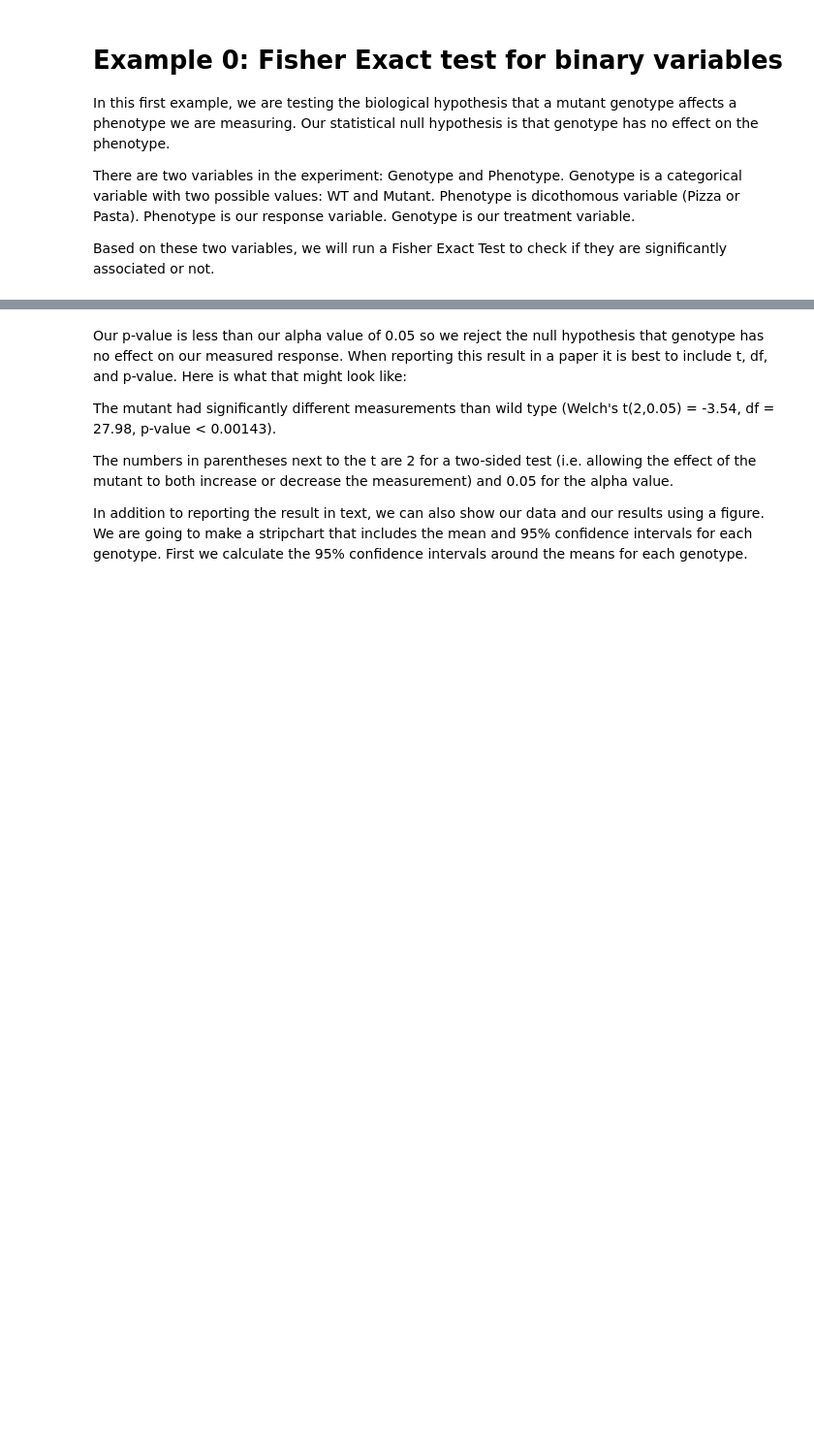
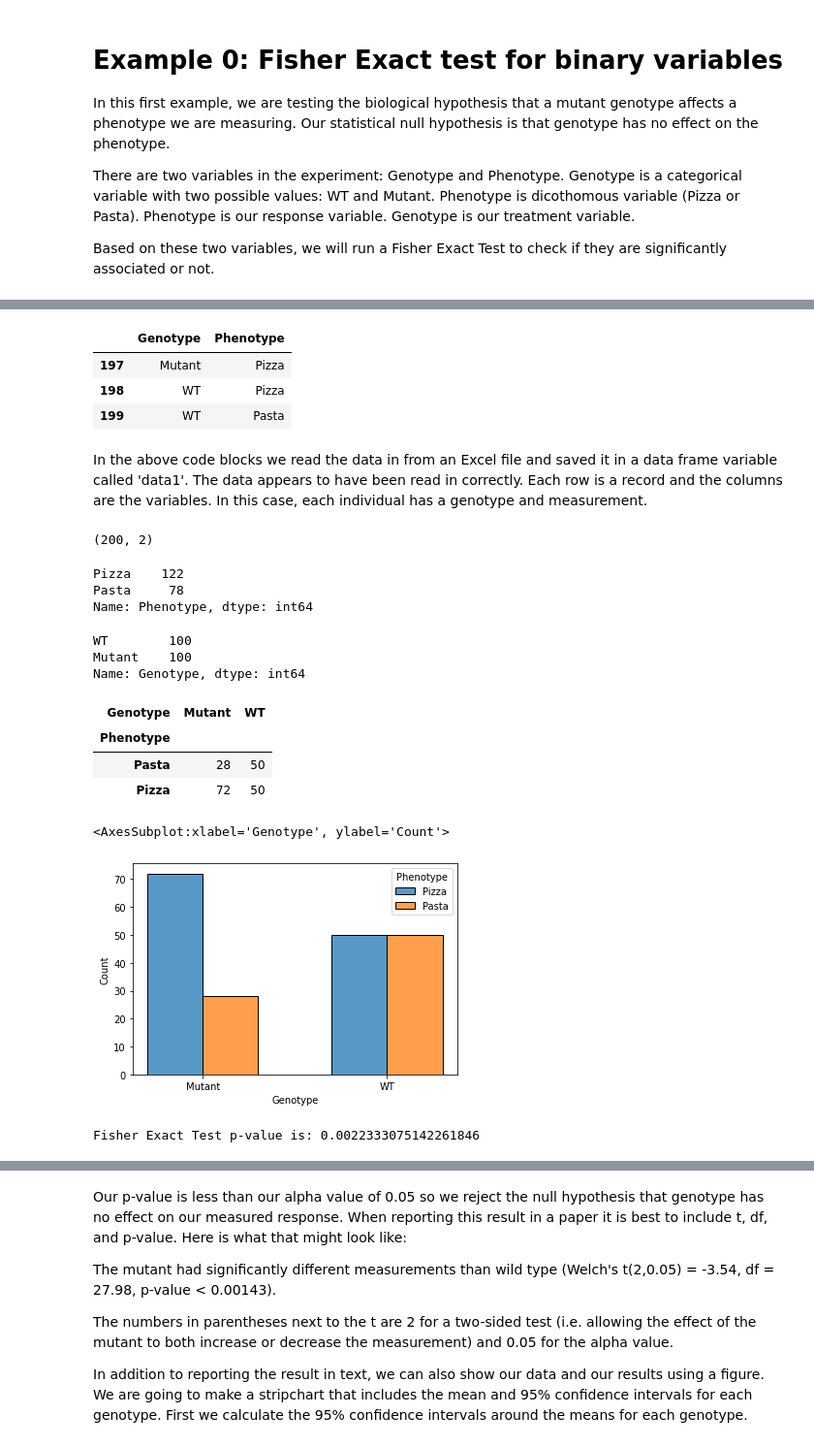
Before and after one commit to matteofigliuzzi/biostatistics_tutorial, a Jupyter notebook: notebooks/Tutorial_HypothesisTesting_Jupyter_python.ipynb, the cells around one changed output, grey strips where cells are left out. Shown at 97% size. Drawn from its saved outputs; the diff is of its cells as text; code cells hidden in the pictures; blank space fills up the shorter version.

```diff
--- a/notebooks/Tutorial_HypothesisTesting_Jupyter_python.ipynb
+++ b/notebooks/Tutorial_HypothesisTesting_Jupyter_python.ipynb
@@ -80,0 +106,3 @@ df.to_excel('dataset0.xlsx',index=False)
+# %%
+# read fist data file into dataframe
+data0 = pd.read_excel('../data/dataset0.xlsx')
@@ -80,0 +119,44 @@ df.to_excel('dataset0.xlsx',index=False)
+# %%
+# show the last 3 lines of the dataframe
+data0.tail(3)
+# %% [output]
+|  | Genotype | Phenotype |
+| 197 | Mutant | Pizza |
+| 198 | WT | Pizza |
+| 199 | WT | Pasta |
+# %% [markdown]
+In the above code blocks we read the data in from an Excel file and saved it in a data frame variable called 'data1'. The data appears to have been read in correctly. Each row is a record and the columns are the variables. In this case, each individual has a genotype and measurement.
+# %%
+# look at the size of the dataframe (rows, columns)
+data0.shape
+# %% [output]
+(200, 2)
+# %%
+#use pandas to calculate phenotype frequency
+data0['Phenotype'].value_counts()
+# %% [output]
+Pizza    122
+Pasta     78
+Name: Phenotype, dtype: int64
+# %%
+#use pandas to calculate genotype frequency
+data0['Genotype'].value_counts()
+# %% [output]
+WT        100
+Mutant    100
+Name: Genotype, dtype: int64
+# %%
+# use pandas to calculate a contingency table
+table = pd.crosstab(data0.Phenotype,data0.Genotype)
+display(table)
+# %% [output]
+| Genotype | Mutant | WT |
+| Phenotype |  |  |
+| Pasta | 28 | 50 |
+| Pizza | 72 | 50 |
+# %%
+#histogram of the phenotype data, stratified by genotype
+sns.histplot(data=data0,x='Genotype',hue='Phenotype',multiple='dodge',shrink=0.6)
+# %% [output]
+<AxesSubplot:xlabel='Genotype', ylabel='Count'>
+[figure, added]
@@ -80,0 +166,4 @@ df.to_excel('dataset0.xlsx',index=False)
+# %%
+print('Fisher Exact Test p-value is:',fisher_test[1])
+# %% [output]
+Fisher Exact Test p-value is: 0.0022333075142261846
```
Also changed, not shown: parts of 89 cells of this notebook.
